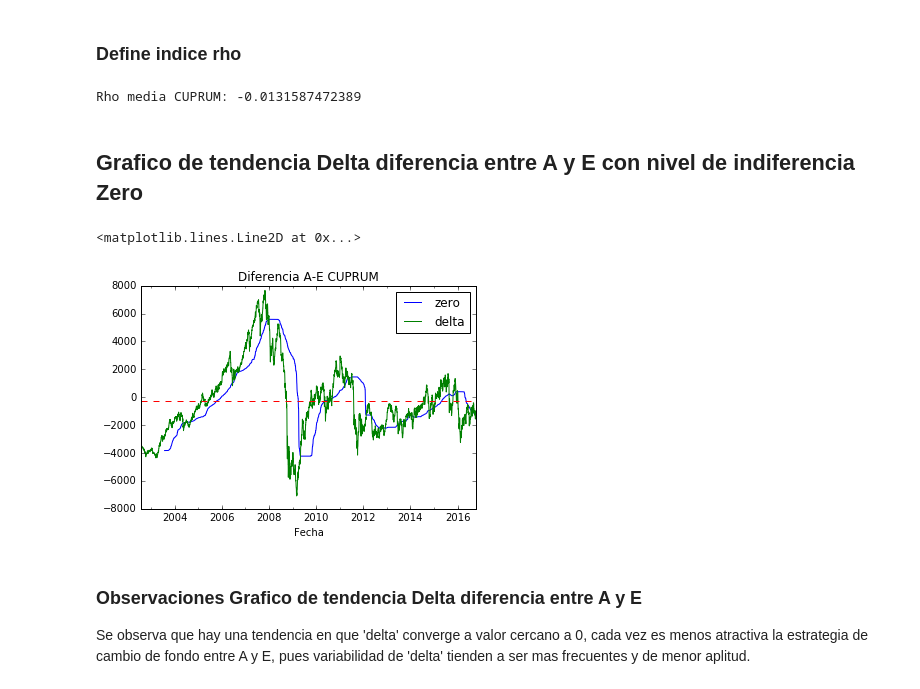
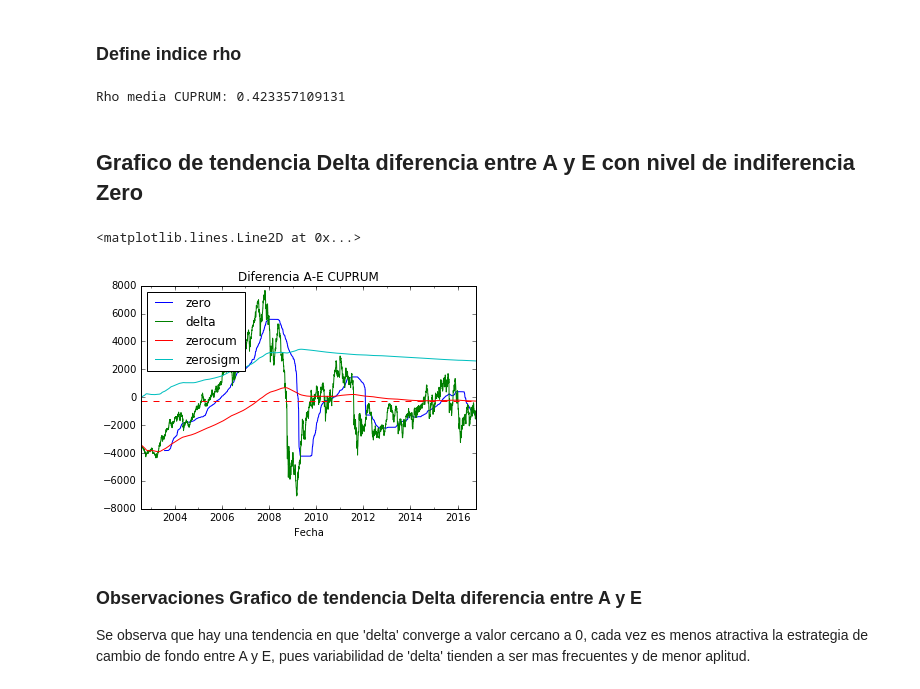
Before and after one commit to collabmarket/algorithms_afp, a Jupyter notebook: A-E_Cuprum.ipynb, the cells around one changed output. Drawn from its saved outputs; the diff is of its cells as text; code cells hidden in the pictures.

```diff
--- a/A-E_Cuprum.ipynb
+++ b/A-E_Cuprum.ipynb
@@ -66,6 +66,8 @@ Zero media CUPRUM: -278.014177435
 # %%
 # Parametros: ['median',365] (elejimos mediana movil 365 dias)
 afp['zero'] = afp.delta.rolling(window=365,center=False).median()
+afp['zerocum'] = afp.delta.expanding().mean()
+afp['zerosigm'] = afp.delta.expanding().std()
 # Supuestos:
 # Zero representa valor relativo fondo A comparable con E
 # fondo E refugio A es como una pseudo Inverse exchange-traded cuando hay alta volatilidad
@@ -77,19 +79,19 @@ afp['zero'] = afp.delta.rolling(window=365,center=False).median()
 # Otro indice valore relativo entre A y E
 # No se usa en los calculos solo informativo
 # rho = (A-E)/E
-afp['rho'] = afp.delta / afp.E
+afp['rho'] = (afp.delta - afp.zerocum)/ afp.zerosigm
 print "Rho media %s: %s"%(afp_name, afp.rho.mean())
 # %% [output]
-Rho media CUPRUM: -0.0131587472389
+Rho media CUPRUM: 0.423357109131
 # %% [markdown]
 ## Grafico de tendencia Delta diferencia entre A y E con nivel de indiferencia Zero
 # %%
 # Grafico de tendencia Delta diferencia entre A y E con nivel de indiferencia Zero
-afp[['zero','delta']].plot(title='Diferencia A-E %s'%(afp_name))
+afp[['zero','delta','zerocum','zerosigm']].plot(title='Diferencia A-E %s'%(afp_name))
 plt.axhline(y=zero, color='r', linestyle='--')
 # %% [output]
 <matplotlib.lines.Line2D at 0x...>
-[figure, old version]
+[figure, new version]
 # %% [markdown]
 ### Observaciones Grafico de tendencia Delta diferencia entre A y E
 
```
Also changed, not shown: parts of 11 cells of this notebook, 3 other files.
